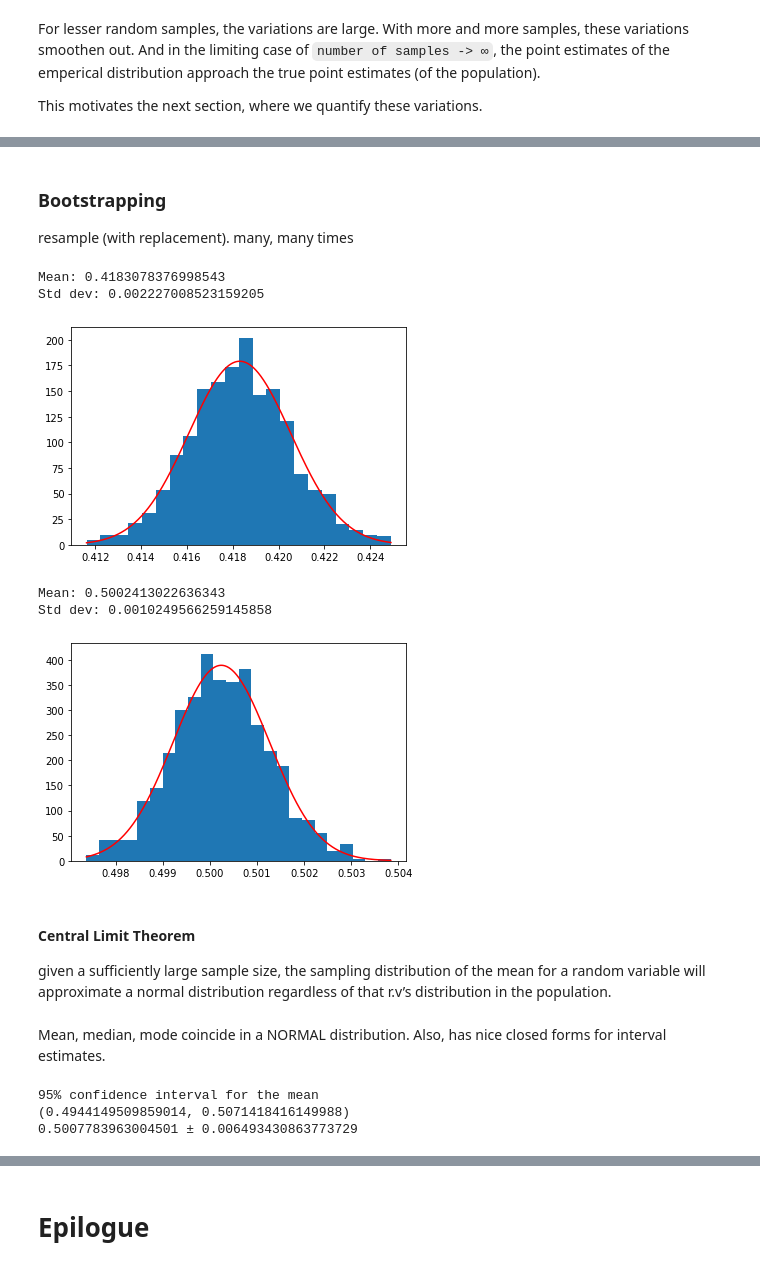
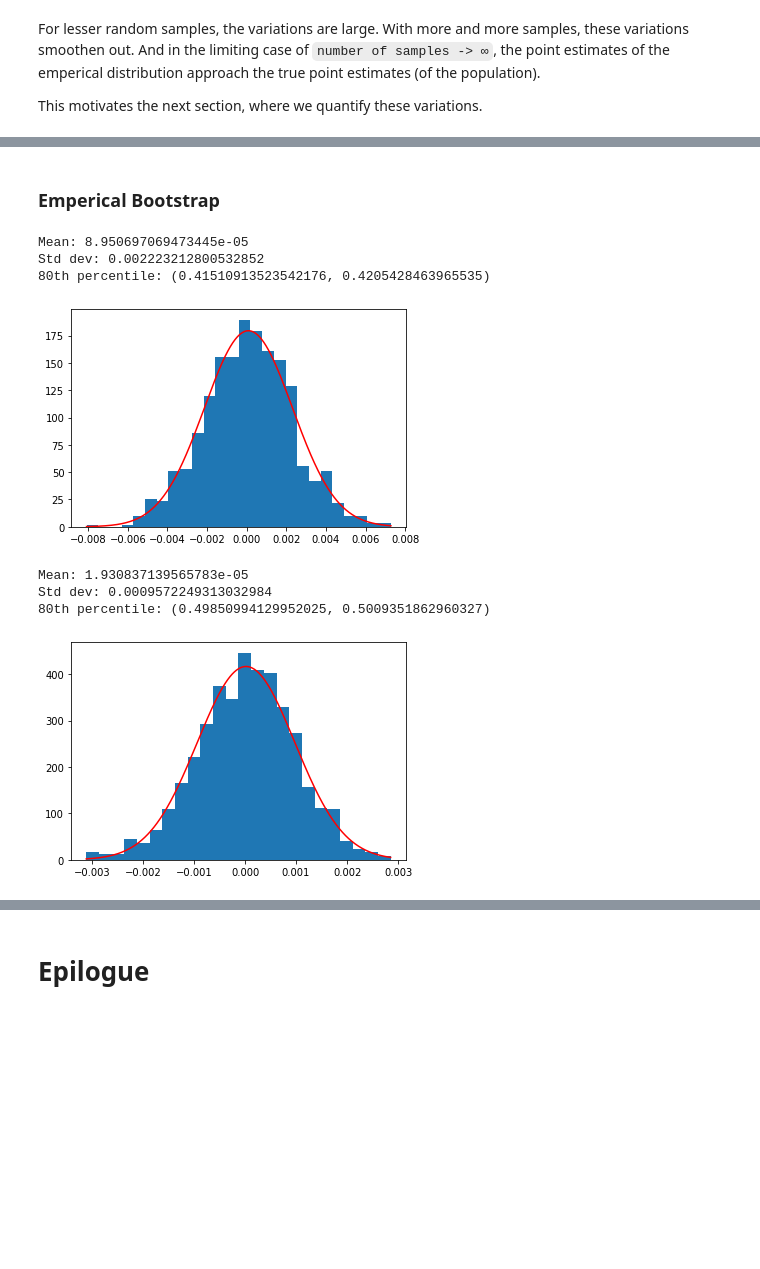
Before and after one commit to skit-ai/onboarding, a Jupyter notebook: ml/statistical-methods/statistical-methods-1.ipynb, the cells around one changed output, grey strips where cells are left out. Saved outputs shown, nothing was run; the diff lists cells and outputs as text; code cells hidden in the pictures; blank space fills up the shorter version.

```diff
--- a/ml/statistical-methods/statistical-methods-1.ipynb
+++ b/ml/statistical-methods/statistical-methods-1.ipynb
@@ -262,35 +321,42 @@ Broadly, there are two ways to estimate it:
 # %% [markdown]
-### Bootstrapping
-
-resample (with replacement). many, many times
+### Emperical Bootstrap
 # %%
 N_samples = 10000
 N_bootstraps = 1000
+percentile = 80
 # %%
-# Variations in mean
+# Fancy
 
 points = Fancy(distributions).rvs(N_samples)
-means = [np.mean(random.choices(points, k=len(points))) for i in range(N_bootstraps)]
-print_stats(means)
-fit_to_distr(means, stats.norm)
+mu_ = np.mean(points)
+deltas = [np.mean(random.choices(points, k=len(points))) - mu_ for i in range(N_bootstraps)]
+
+print_stats(deltas)
+fit_to_distr(deltas, stats.norm)
+
+q = percentile
+lower, upper = np.percentile(deltas, 50 - q/2), np.percentile(deltas, 50 + q/2)
+print(f"{q}th percentile: ({mu_-upper}, {mu_-lower})")
 # %% [output]
-Mean: 0.4183078376998543
-Std dev: 0.002227008523159205
+Mean: 8.950697069473445e-05
+Std dev: 0.002223212800532852
+80th percentile: (0.41510913523542176, 0.4205428463965535)
-[figure, old version]
+[figure, new version]
 # %%
-# Variations in mean
+# Normal
 
 points = stats.norm(.5,.1).rvs(N_samples)
-means = [np.mean(random.choices(points, k=len(points))) for i in range(N_bootstraps)]
-print_stats(means)
-fit_to_distr(means, stats.norm)
+mu_ = np.mean(points)
+deltas = [np.mean(random.choices(points, k=len(points))) - mu_ for i in range(N_bootstraps)]
+
+print_stats(deltas)
+fit_to_distr(deltas, stats.norm)
+
+q = percentile
+lower, upper = np.percentile(deltas, 50 - q/2), np.percentile(deltas, 50 + q/2)
+print(f"{q}th percentile: ({mu_-upper}, {mu_-lower})")
 # %% [output]
-Mean: 0.5002413022636343
-Std dev: 0.0010249566259145858
+Mean: 1.930837139565783e-05
+Std dev: 0.0009572249313032984
+80th percentile: (0.49850994129952025, 0.5009351862960327)
-[figure, old version]
+[figure, new version]
-# %% [markdown]
-#### Central Limit Theorem
-
-given a sufficiently large sample size, the sampling distribution of the mean for a random variable will approximate a normal distribution regardless of that r.v’s distribution in the population.
-# %% [markdown]
-Mean, median, mode coincide in a NORMAL distribution. Also, has nice closed forms for interval estimates.
@@ -306,9 +363 @@ assert percentile_around_mean_normal(mean, std, q) == stats.norm.interval(alpha=
-# %%
-print("95% confidence interval for the mean")
-print(percentile_around_mean_normal(np.mean(means), np.std(means), q=.95))
-print(f"{np.mean(means)} ± {2*np.std(means)}")
-# %% [output]
-95% confidence interval for the mean
-(0.4944149509859014, 0.5071418416149988)
-0.5007783963004501 ± 0.006493430863773729
 # %% [markdown]
```
Also changed, not shown: parts of 30 cells of this notebook.
